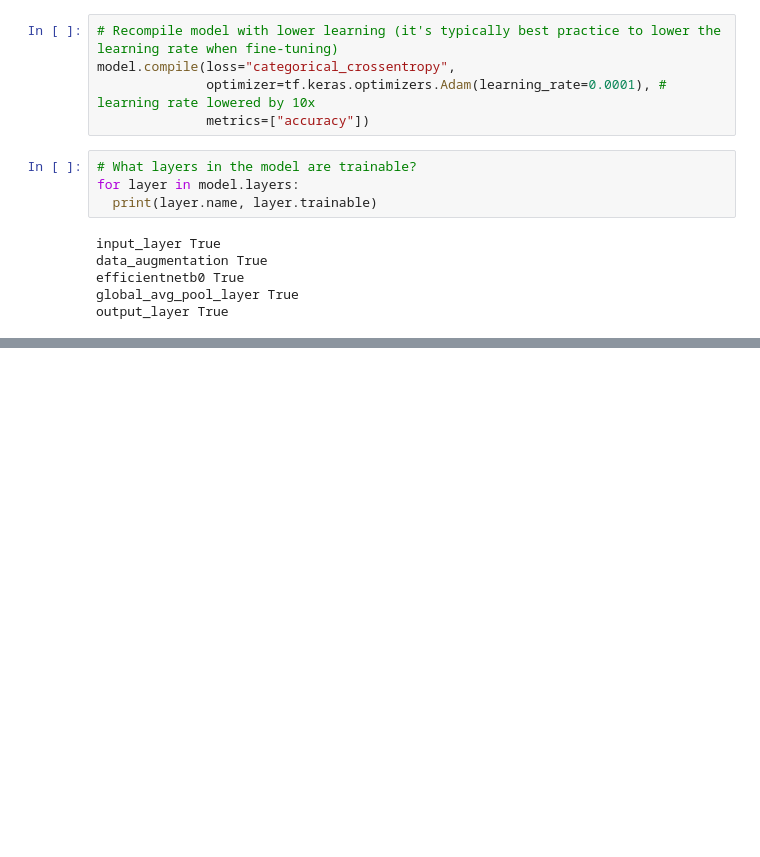
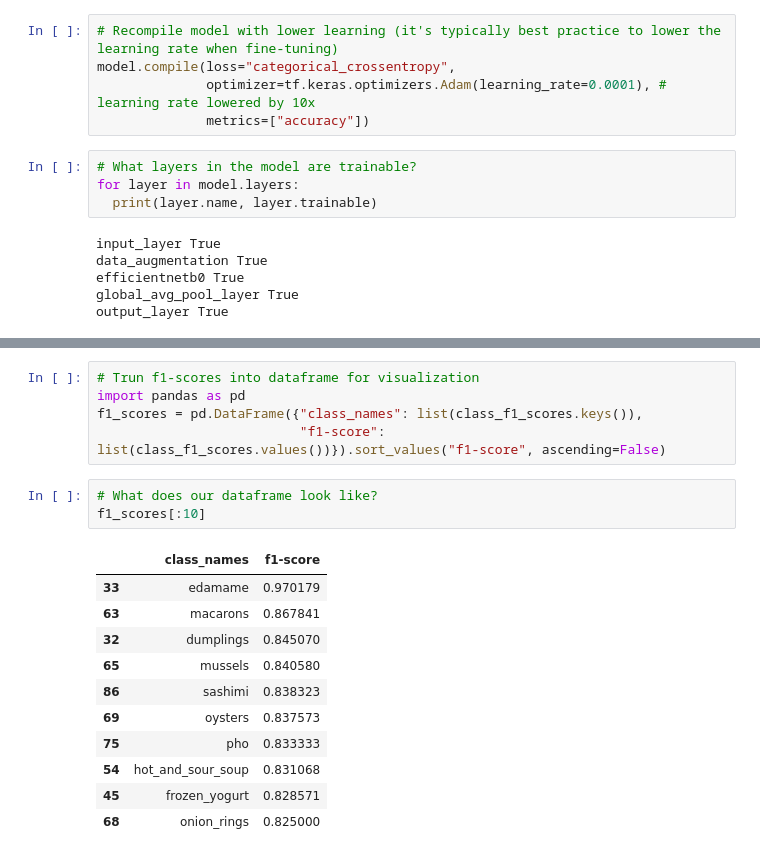
Before and after one commit to mohamed-habib-jaberi/Deep-Learning, a Jupyter notebook: Transfer_Learning_with_TensorFlow_Part_3__Scaling_up_.ipynb, the cells around one changed output, grey strips where cells are left out. Drawn from its saved outputs; the diff is of its cells as text; blank space fills up the shorter version.

```diff
--- a/Transfer_Learning_with_TensorFlow_Part_3__Scaling_up_.ipynb
+++ b/Transfer_Learning_with_TensorFlow_Part_3__Scaling_up_.ipynb
@@ -287,0 +706,20 @@ compare_historys(original_history=history_all_classes_10_percent,
+# %%
+# Trun f1-scores into dataframe for visualization
+import pandas as pd
+f1_scores = pd.DataFrame({"class_names": list(class_f1_scores.keys()),
+                          "f1-score": list(class_f1_scores.values())}).sort_values("f1-score", ascending=False)
+# %%
+# What does our dataframe look like?
+f1_scores[:10]
+# %% [output]
+|  | class_names | f1-score |
+| 33 | edamame | 0.970179 |
+| 63 | macarons | 0.867841 |
+| 32 | dumplings | 0.845070 |
+| 65 | mussels | 0.840580 |
+| 86 | sashimi | 0.838323 |
+| 69 | oysters | 0.837573 |
+| 75 | pho | 0.833333 |
+| 54 | hot_and_sour_soup | 0.831068 |
+| 45 | frozen_yogurt | 0.828571 |
+| 68 | onion_rings | 0.825000 |
```
Also changed, not shown: parts of 61 cells of this notebook.
